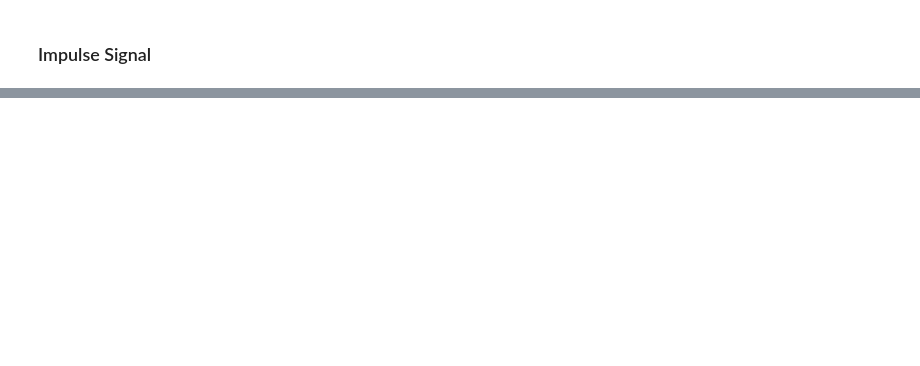
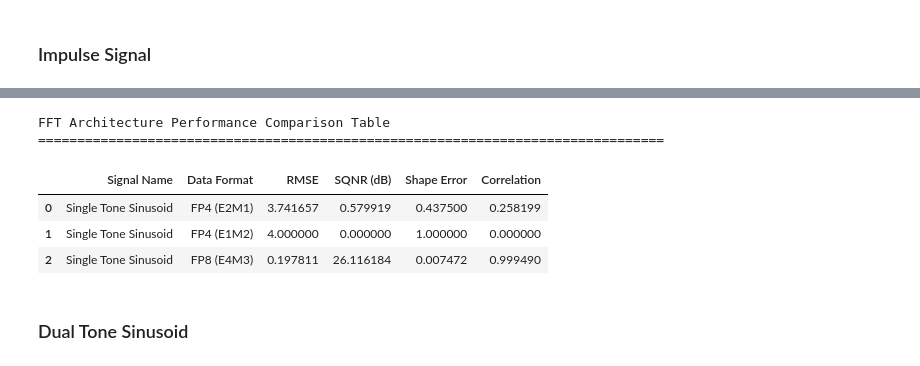
Before and after one commit to RohanCoderiiitb/FFT-Processor, a Jupyter notebook: FFT_Processor_Evaluation_Assistant.ipynb, the cells around one changed output, grey strips where cells are left out. Drawn from its saved outputs; the diff is of its cells as text; code cells hidden in the pictures; blank space fills up the shorter version.

```diff
--- a/FFT_Processor_Evaluation_Assistant.ipynb
+++ b/FFT_Processor_Evaluation_Assistant.ipynb
@@ -330,0 +416,50 @@ FFT Architecture Performance Comparison Table
+# %%
+N = 32
+k = 3
+n = np.arange(N)
+x = np.sin(2*np.pi*k*n/N)
+
+X_fft_ref = np.fft.fft(x)
+
+X_fp4_e2m1 = run_architecture_test(x,E2M1)
+X_fp4_e1m2 = run_architecture_test(x,E1M2)
+X_fp8_e4m3 = run_architecture_test(x,FP8)
+# %%
+import pandas as pd
+
+data = [
+    {"Signal Name": "Single Tone Sinusoid", "Data Format": "FP4 (E2M1)",
+     "RMSE": compute_root_mean_square_error(X_fft_ref, X_fp4_e2m1),
+     "SQNR (dB)": compute_sqnr(X_fft_ref, X_fp4_e2m1),
+     "Shape Error": compute_mean_shape_error(X_fft_ref, X_fp4_e2m1),
+     "Correlation": compute_spectral_correlation_coefficient(X_fft_ref, X_fp4_e2m1)},
+
+    {"Signal Name": "Single Tone Sinusoid", "Data Format": "FP4 (E1M2)",
+     "RMSE": compute_root_mean_square_error(X_fft_ref, X_fp4_e1m2),
+     "SQNR (dB)": compute_sqnr(X_fft_ref, X_fp4_e1m2),
+     "Shape Error": compute_mean_shape_error(X_fft_ref, X_fp4_e1m2),
+     "Correlation": compute_spectral_correlation_coefficient(X_fft_ref, X_fp4_e1m2)},
+
+    {"Signal Name": "Single Tone Sinusoid", "Data Format": "FP8 (E4M3)",
+     "RMSE": compute_root_mean_square_error(X_fft_ref, X_fp8_e4m3),
+     "SQNR (dB)": compute_sqnr(X_fft_ref, X_fp8_e4m3),
+     "Shape Error": compute_mean_shape_error(X_fft_ref, X_fp8_e4m3),
+     "Correlation": compute_spectral_correlation_coefficient(X_fft_ref, X_fp8_e4m3)},
+]
+
+results_table = pd.DataFrame(data)
+
+results_table = results_table[["Signal Name", "Data Format", "RMSE", "SQNR (dB)", "Shape Error", "Correlation"]]
+
+print("FFT Architecture Performance Comparison Table")
+print("="*80)
+display(results_table)
+# %% [output]
+FFT Architecture Performance Comparison Table
+================================================================================
+|  | Signal Name | Data Format | RMSE | SQNR (dB) | Shape Error | Correlation |
+| 0 | Single Tone Sinusoid | FP4 (E2M1) | 3.741657 | 0.579919 | 0.437500 | 0.258199 |
+| 1 | Single Tone Sinusoid | FP4 (E1M2) | 4.000000 | 0.000000 | 1.000000 | 0.000000 |
+| 2 | Single Tone Sinusoid | FP8 (E4M3) | 0.197811 | 26.116184 | 0.007472 | 0.999490 |
+# %% [markdown]
+### Dual Tone Sinusoid
```
Also changed, not shown: parts of 50 cells of this notebook.
